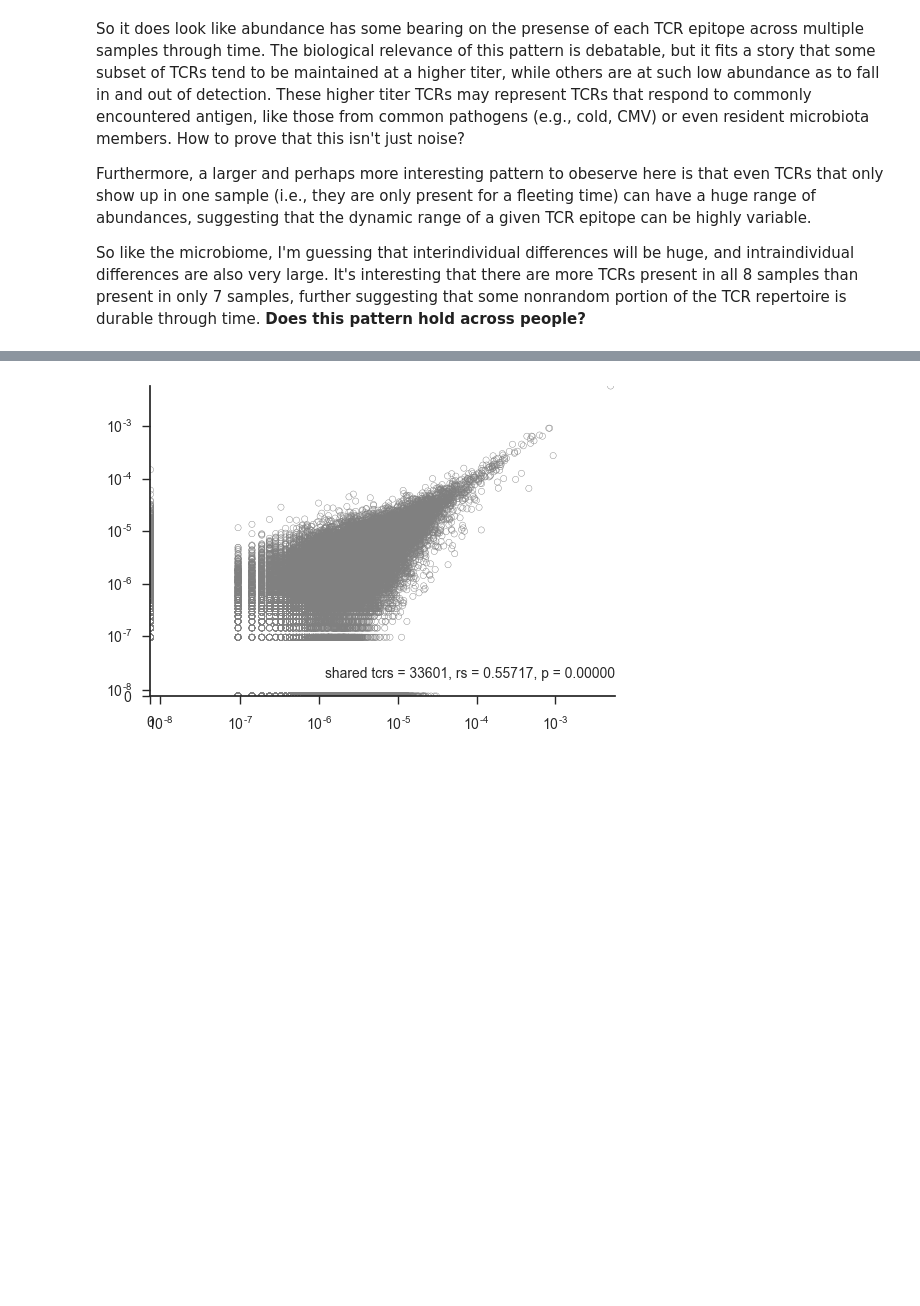
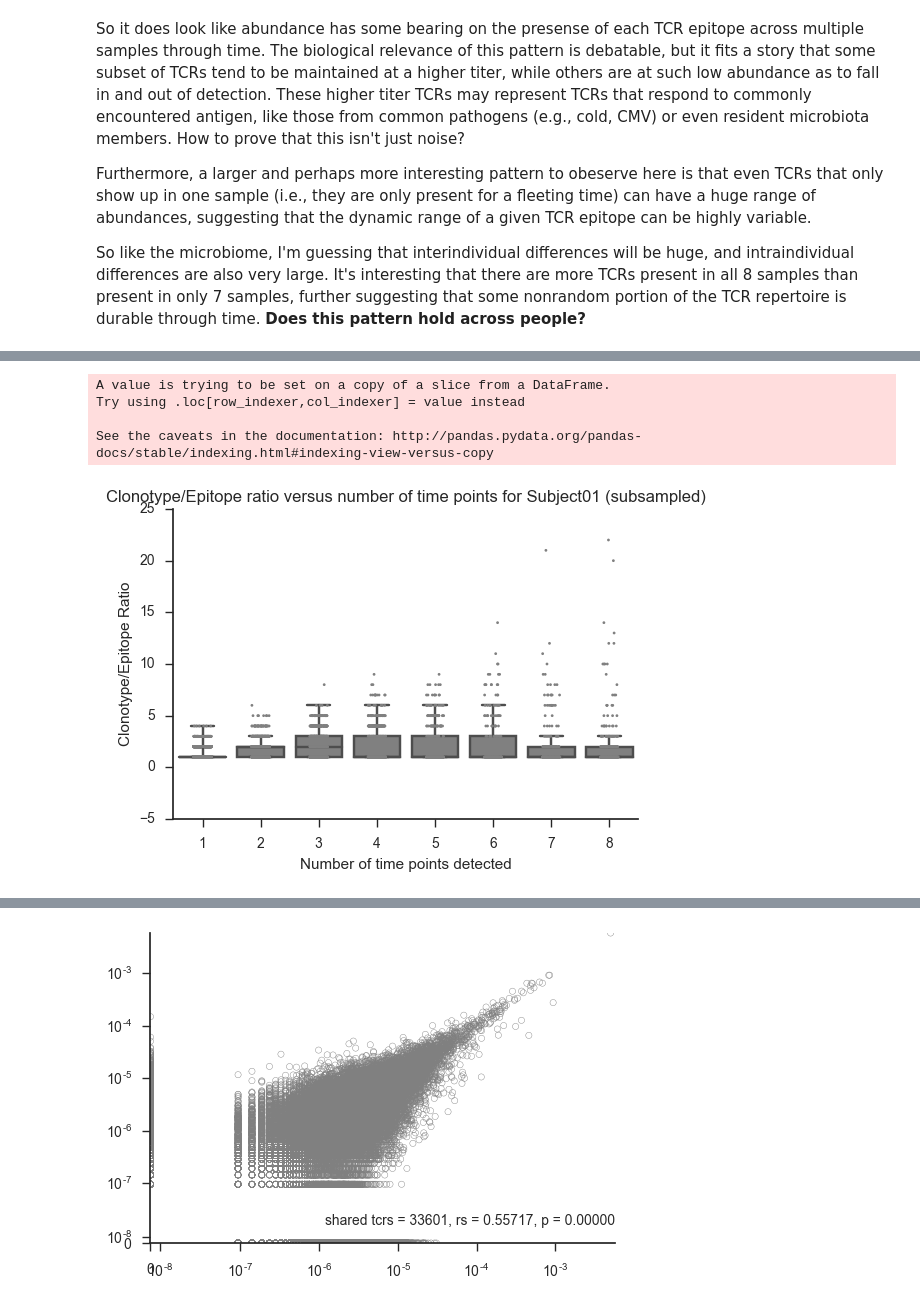
Before and after one commit to nathanieldchu/tcr_pilot, a Jupyter notebook: tcrb_timecourse.ipynb, the cells around one changed output, grey strips where cells are left out. Cells and saved outputs as stored; diff of their text form; code cells hidden in the pictures; blank space fills up the shorter version.

```diff
--- a/tcrb_timecourse.ipynb
+++ b/tcrb_timecourse.ipynb
@@ -65,7 +67,8 @@ def col_comb_rename(df, groupby_cols, id_col, drop=True, name='tcr_'):
     ID for every combination of values in the groupby_cols. The unique IDs are prefixed
     by the variable 'name.'
 
-    Return a table with this new column, and removes the groupby_cols if drop=True
+    Returns a table with this new column (removing the groupby_cols if drop=True) and a
+    dictionary of columns values to labels.
 
     For example, if three columns are ['vMaxResolved', 'jMaxResolved', 'aminoAcid'],
     this function would return a dataframe with a unique ID representing each unique
@@ -1106,0 +1295,21 @@ So like the microbiome, I'm guessing that interindividual differences will be hu
+# %%
+#Subject01
+
+#first subset the dataset randomly before plotting, taking 100,000 TCR epitopes
+tcrep_subsam = sub1_pbmc_timecourse['tcr_epitope'].drop_duplicates().sample(n=100000)
+sub1_subsam = sub1_pbmc_timecourse[sub1_pbmc_timecourse['tcr_epitope'].isin(tcrep_subsam)]
+
+#calculate avg abundance and time points observed for each TCR epitope
+tcr_mean_freq = []
+tcr_num_dates = []
+tcr_mean_freq_dict = {} #get this for new column in data table
+tcr_num_dates_dict = {} #get this to add new column to tidy data table
+for tcr, sub_df in sub1_subsam[['freq', 'sample', 'tcr_epitope']].groupby('tcr_epitope'):
+    mean_freq = sub_df['freq'].mean()
+    tcr_mean_freq.append(mean_freq)
+    num_dates = sub_df['sample'].nunique()
+    tcr_num_dates.append(num_dates)
+    tcr_mean_freq_dict[tcr] = mean_freq
+    tcr_num_dates_dict[tcr] = num_dates
+sub1_subsam['tcr_ep_numsamp'] = sub1_subsam['tcr_epitope'].apply(lambda x : tcr_num_dates_dict[x])
+sub1_subsam['tcr_ep_mean'] = sub1_subsam['tcr_epitope'].apply(lambda x : tcr_mean_freq_dict[x])
@@ -1106,0 +1325,25 @@ So like the microbiome, I'm guessing that interindividual differences will be hu
+# %%
+#calculate clonotype/epitope ratios (considering all clonotypes observed over all time points)
+cl_ep_ratio_dict = {}
+for tcr, sub_df in sub1_subsam[['tcr_clonotype', 'tcr_epitope']].groupby('tcr_epitope'):
+    cl_ep_ratio_dict[tcr] = sub_df['tcr_clonotype'].nunique()
+sub1_subsam['cl_ep_ratio'] = sub1_subsam['tcr_epitope'].apply(lambda x : cl_ep_ratio_dict[x])
+# %% [output]
+A value is trying to be set on a copy of a slice from a DataFrame.
+Try using .loc[row_indexer,col_indexer] = value instead
+
+See the caveats in the documentation: http://pandas.pydata.org/pandas-docs/stable/indexing.html#indexing-view-versus-copy
+# %%
+#get table for plotting
+tmp_table = sub1_subsam[['tcr_ep_numsamp', 'cl_ep_ratio', 'tcr_epitope']].drop_duplicates()
+
+#plot figure
+sns.stripplot(x='tcr_ep_numsamp', y='cl_ep_ratio', data=tmp_table, jitter=.15, size=2,
+             color='grey')
+sns.boxplot(x='tcr_ep_numsamp', y='cl_ep_ratio', data=tmp_table, color='grey', fliersize=0)
+plt.xlabel('Number of time points detected')
+plt.ylabel('Clonotype/Epitope Ratio')
+plt.title('Clonotype/Epitope ratio versus number of time points for Subject01 (subsampled)')
+sns.despine()
+# %% [output]
+[figure, added]
```
Also changed, not shown: parts of 104 cells of this notebook.
